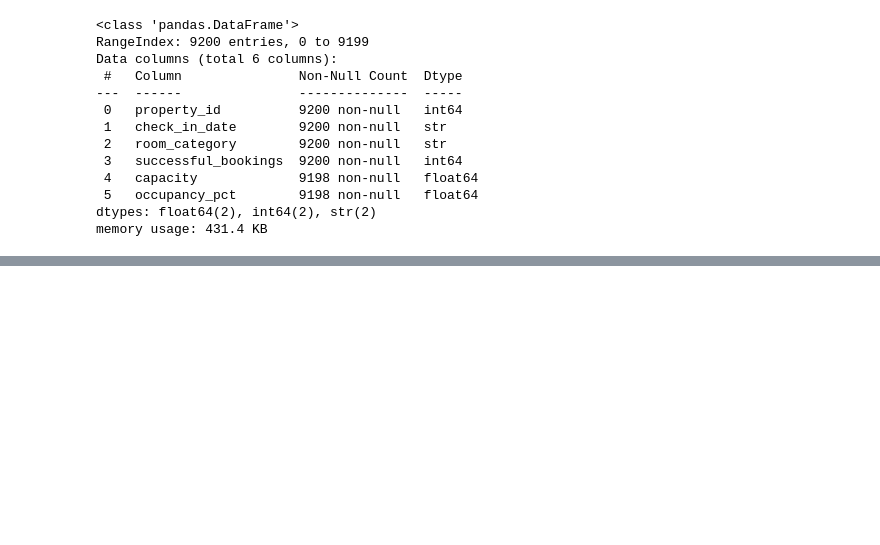
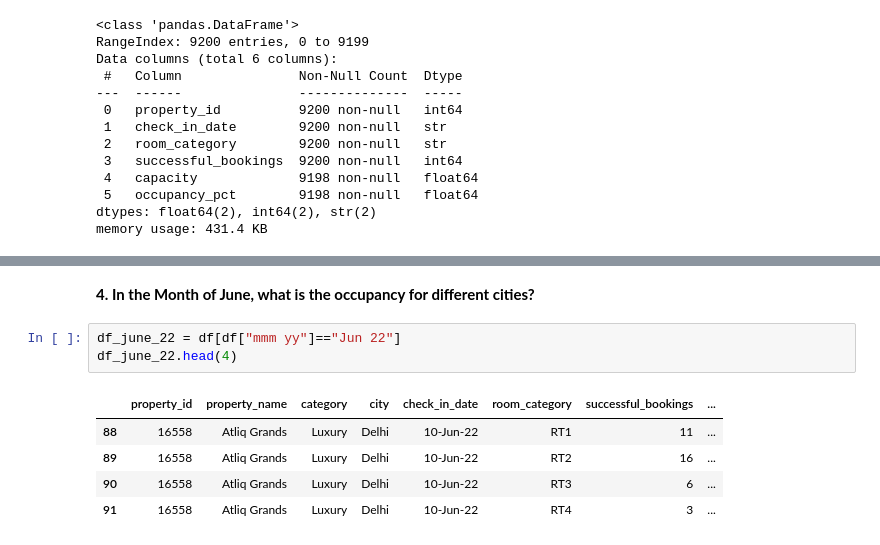
Before and after one commit to dev-p-analytics/hospitality-eda, a Jupyter notebook: hotel.ipynb, the cells around one changed output, grey strips where cells are left out. Drawn from its saved outputs; the diff is of its cells as text; blank space fills up the shorter version.

```diff
--- a/hotel.ipynb
+++ b/hotel.ipynb
@@ -274,0 +362,11 @@ memory usage: 431.4 KB
+# %% [markdown]
+**4. In the Month of June, what is the occupancy for different cities?**
+# %%
+df_june_22 = df[df["mmm yy"]=="Jun 22"]
+df_june_22.head(4)
+# %% [output]
+|  | property_id | property_name | category | city | check_in_date | room_category | successful_bookings | ... |
+| 88 | 16558 | Atliq Grands | Luxury | Delhi | 10-Jun-22 | RT1 | 11 | ... |
+| 89 | 16558 | Atliq Grands | Luxury | Delhi | 10-Jun-22 | RT2 | 16 | ... |
+| 90 | 16558 | Atliq Grands | Luxury | Delhi | 10-Jun-22 | RT3 | 6 | ... |
+| 91 | 16558 | Atliq Grands | Luxury | Delhi | 10-Jun-22 | RT4 | 3 | ... |
```
Also changed, not shown: parts of 36 cells of this notebook.
